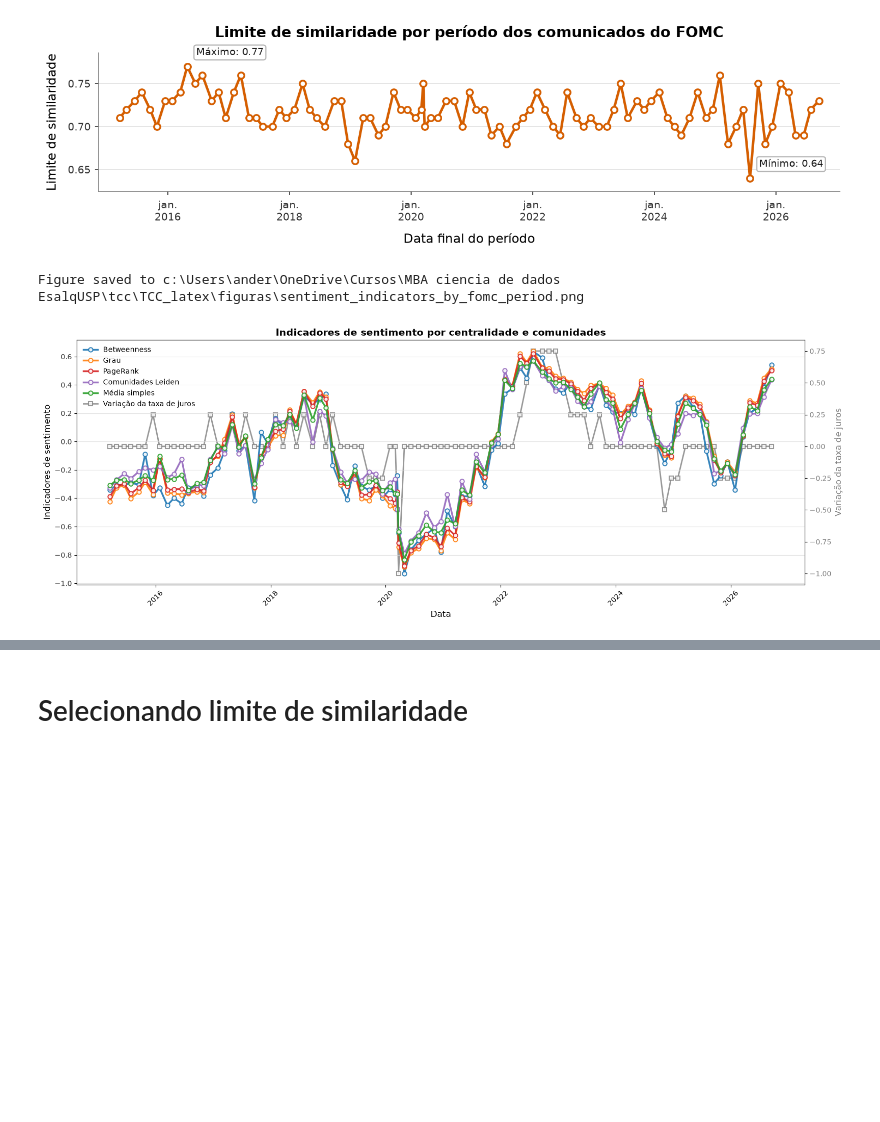
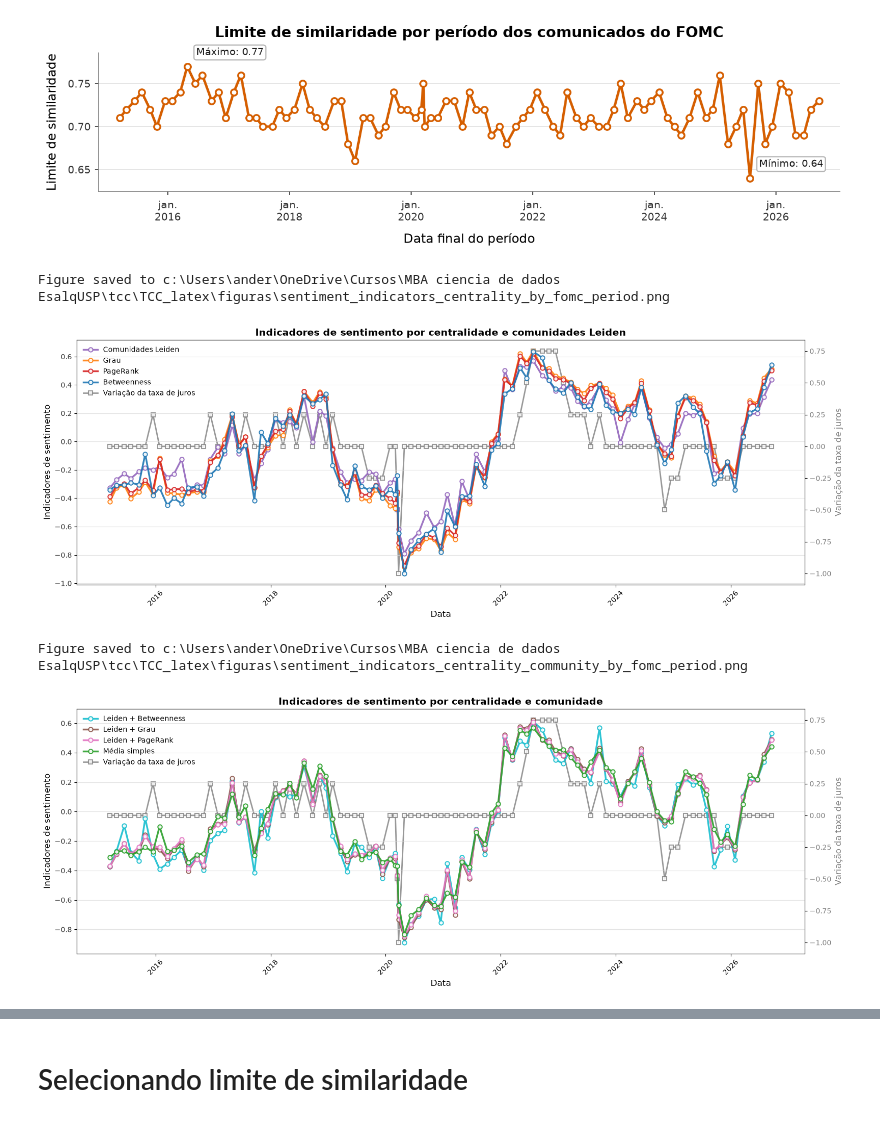
Before and after one commit to andertbrin/tcc_mba_usp_esalq, a Jupyter notebook: app/3. create grafo e indicador.ipynb, the cells around one changed output, grey strips where cells are left out. Drawn from its saved outputs; the diff is of its cells as text; code cells hidden in the pictures; blank space fills up the shorter version.

```diff
--- a/app/3. create grafo e indicador.ipynb
+++ b/app/3. create grafo e indicador.ipynb
@@ -1042,11 +1034,14 @@ def analyze_sentiment_evolution(all_period_sentiment_scores, federal_funds_rate)
         "simple_mean_sentiment": "Média simples",
     }
 
-    sentiment_columns = [
-        "betweenness_weighted_sentiment",
+    centrality_columns = [
+        "leiden_equal_weight_sentiment",
         "degree_weighted_sentiment",
         "pagerank_weighted_sentiment",
-        "leiden_equal_weight_sentiment",
+        "betweenness_weighted_sentiment",
+    ]
+
+    community_centrality_columns = [
         "leiden_betweenness_weighted_sentiment",
         "leiden_degree_weighted_sentiment",
         "leiden_pagerank_weighted_sentiment",
@@ -1091,49 +1086,49 @@ def analyze_sentiment_evolution(all_period_sentiment_scores, federal_funds_rate)
         ax_twin.tick_params(axis='y', labelcolor='tab:gray')
         ax.set_title(title, fontsize=14, fontweight='bold')
         ax.grid(True, axis='y', color='#D9D9D9', alpha=0.7)
         ax.tick_params(axis='x', rotation=45)
 
         lines1, labels1 = ax.get_legend_handles_labels()
         lines2, labels2 = ax_twin.get_legend_handles_labels()
         ax.legend(
             lines1 + lines2,
             labels1 + labels2,
             loc='upper left',
             fontsize=10,
             frameon=False,
         )
 
         plt.tight_layout()
         output_path = path_proj / 'TCC_latex' / 'figuras' / output_name
         fig.savefig(output_path, dpi=300, bbox_inches='tight', facecolor='white')
         print(f'Figure saved to {output_path}')
         plt.show()
 
     plot_sentiment_indicators(
-        sentiment_columns,
-        'Indicadores de sentimento por centralidade e comunidades',
-        'sentiment_indicators_by_fomc_period.png',
-        [
-            'tab:blue',
-            'tab:orange',
-            'tab:red',
-            'tab:purple',
-            'tab:cyan',
-            'tab:brown',
-            'tab:pink',
-            'tab:green',
-        ],
+        centrality_columns,
+        'Indicadores de sentimento por centralidade e comunidades Leiden',
+        'sentiment_indicators_centrality_by_fomc_period.png',
+        ['tab:purple', 'tab:orange', 'tab:red', 'tab:blue'],
+    )
+
+    plot_sentiment_indicators(
+        community_centrality_columns,
+        'Indicadores de sentimento por centralidade e comunidade',
+        'sentiment_indicators_centrality_community_by_fomc_period.png',
+        ['tab:cyan', 'tab:brown', 'tab:pink', 'tab:green'],
     )
 
     return sentiment_evolution
 
 sentiment_evolution = analyze_sentiment_evolution(
     all_period_sentiment_scores,
     df_fred_statement_dates,
-    )
+)
 # %% [output]
-Figure saved to c:\Users\ander\OneDrive\Cursos\MBA ciencia de dados EsalqUSP\tcc\TCC_latex\figuras\sentiment_indicators_by_fomc_period.png
+Figure saved to c:\Users\ander\OneDrive\Cursos\MBA ciencia de dados EsalqUSP\tcc\TCC_latex\figuras\sentiment_indicators_centrality_by_fomc_period.png
-[figure, old version]
+[figure, new version]
+Figure saved to c:\Users\ander\OneDrive\Cursos\MBA ciencia de dados EsalqUSP\tcc\TCC_latex\figuras\sentiment_indicators_centrality_community_by_fomc_period.png
+[figure, added]
 # %%
 sentiment_columns = [
     "betweenness_weighted_sentiment",
```
Also changed, not shown: parts of 8 cells of this notebook, 8 other files.
